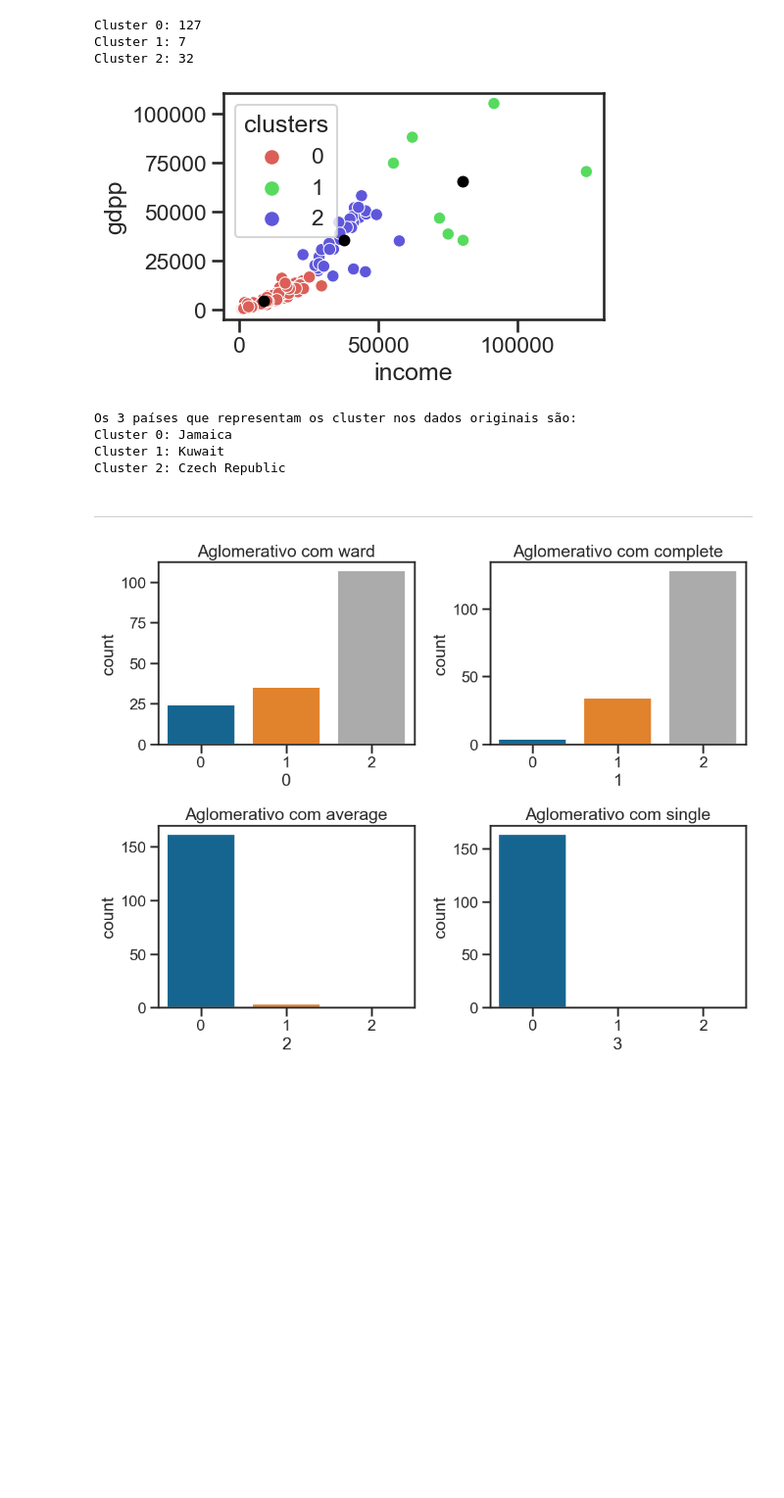
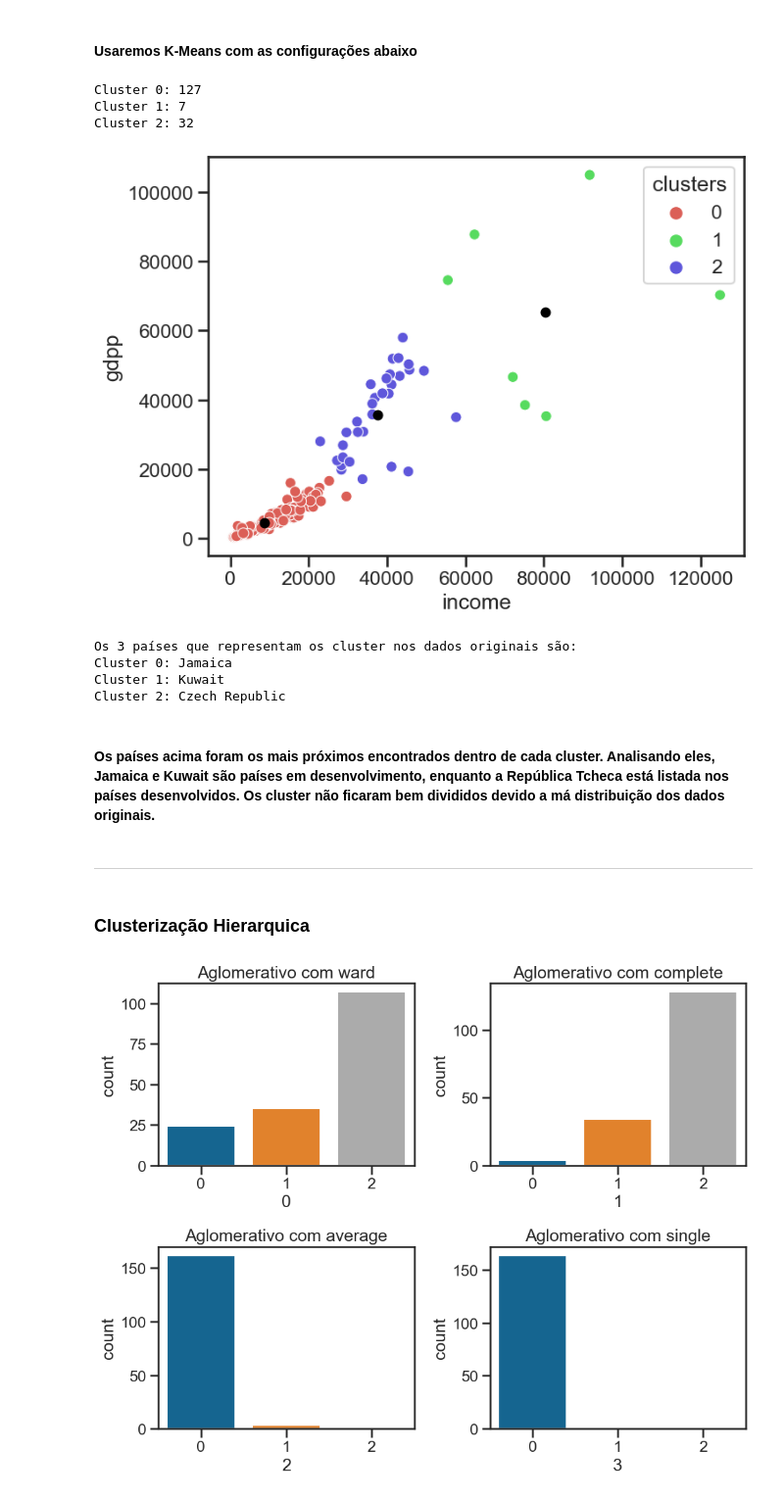
Before and after one commit to claudiopickersgill/country-data, a Jupyter notebook: 2-models/1-dados-originais.ipynb, the cells around one changed output. Shown at 98% size. Saved outputs shown, nothing was run; the diff lists cells and outputs as text; code cells hidden in the pictures; blank space fills up the shorter version.

```diff
--- a/2-models/1-dados-originais.ipynb
+++ b/2-models/1-dados-originais.ipynb
@@ -20,3 +22,5 @@ vars_total = ['child_mort', 'exports', 'health', 'imports', 'income', 'inflation
+# %% [markdown]
+#### Usaremos K-Means com as configurações abaixo
 # %%
 model_raw = KMeans(n_clusters=3,
                     n_init=100,
@@ -26,24 +31,35 @@ model_raw = KMeans(n_clusters=3,
 model_raw.fit(country[vars])
 country['clusters'] = model_raw.predict(country[vars])
 # %%
-cluster_0 = len(country[country['clusters'] == 0])
-cluster_1 = len(country[country['clusters'] == 1])
-cluster_2 = len(country[country['clusters'] == 2])
+# clusters encontrados
+cluster_0 = country[country['clusters'] == 0]
+cluster_1 = country[country['clusters'] == 1]
+cluster_2 = country[country['clusters'] == 2]
+
+# visualização do tamanho
+print(f"""Cluster 0: {len(cluster_0)}
+Cluster 1: {len(cluster_1)}
+Cluster 2: {len(cluster_2)}""")
+# %% [output]
+Cluster 0: 127
+Cluster 1: 7
+Cluster 2: 32
-# %%
-print(f"""Cluster 0: {cluster_0}
-Cluster 1: {cluster_1}
-Cluster 2: {cluster_2}""")
-# %% [output]
-Cluster 0: 127
-Cluster 1: 7
-Cluster 2: 32
 # %%
+# centroid de cada cluster
 centroids = model_raw.cluster_centers_
-plt.figure(figsize = (5,3))
-sns.scatterplot(data =country, x=X1,y=X2, hue=country['clusters'],palette=sns.color_palette('hls', 3))
 
-plt.scatter(centroids[:,0], centroids[:,1] , c= 'black', s=50)
+# plot com cada cluster e seus centroids
+plt.figure(figsize = (8,6))
+sns.scatterplot(data = country,
+                x = X1,
+                y = X2,
+                hue = country['clusters'],
+                palette= sns.color_palette('hls', 3))
+plt.scatter(centroids[:,0],
+            centroids[:,1],
+            c = 'black',
+            s = 50)
 plt.show()
 # %% [output]
-[figure, old version]
+[figure, new version]
 # %%
@@ -66,6 +81,10 @@ Os 3 países que representam os cluster nos dados originais são:
 Cluster 0: Jamaica
 Cluster 1: Kuwait
 Cluster 2: Czech Republic
+# %% [markdown]
+#### Os países acima foram os mais próximos encontrados dentro de cada cluster. Analisando eles, Jamaica e Kuwait são países em desenvolvimento, enquanto a República Tcheca está listada nos países desenvolvidos. Os cluster não ficaram bem divididos devido a má distribuição dos dados originais.
 # %% [markdown]
 ____________________________
+# %% [markdown]
+### Clusterização Hierarquica
 # %%
```
Also changed, not shown: parts of 17 cells of this notebook, 4 other files.
